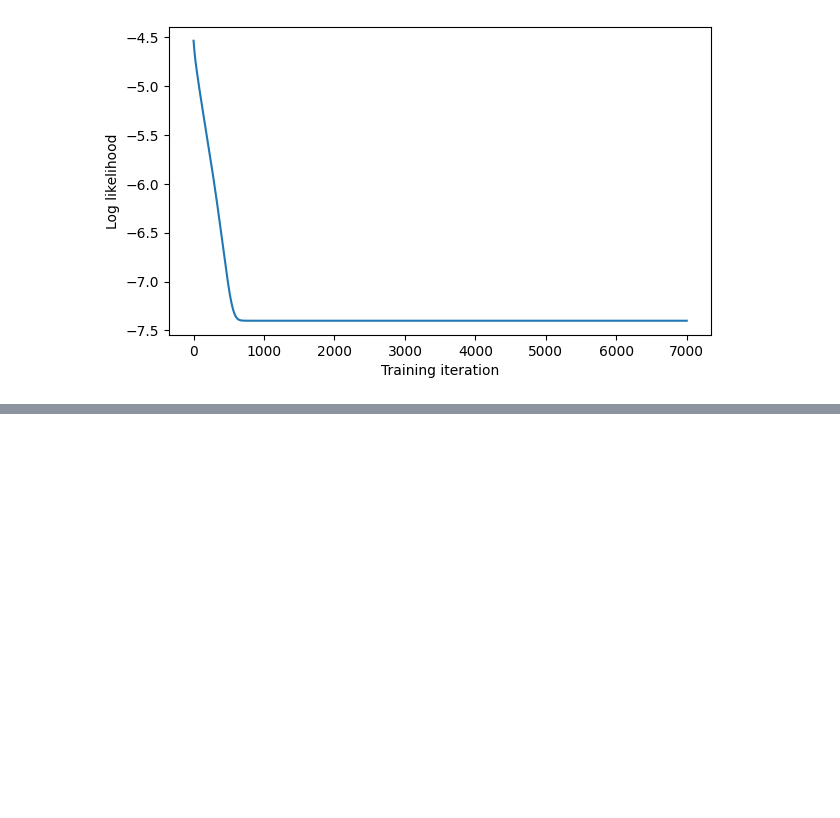
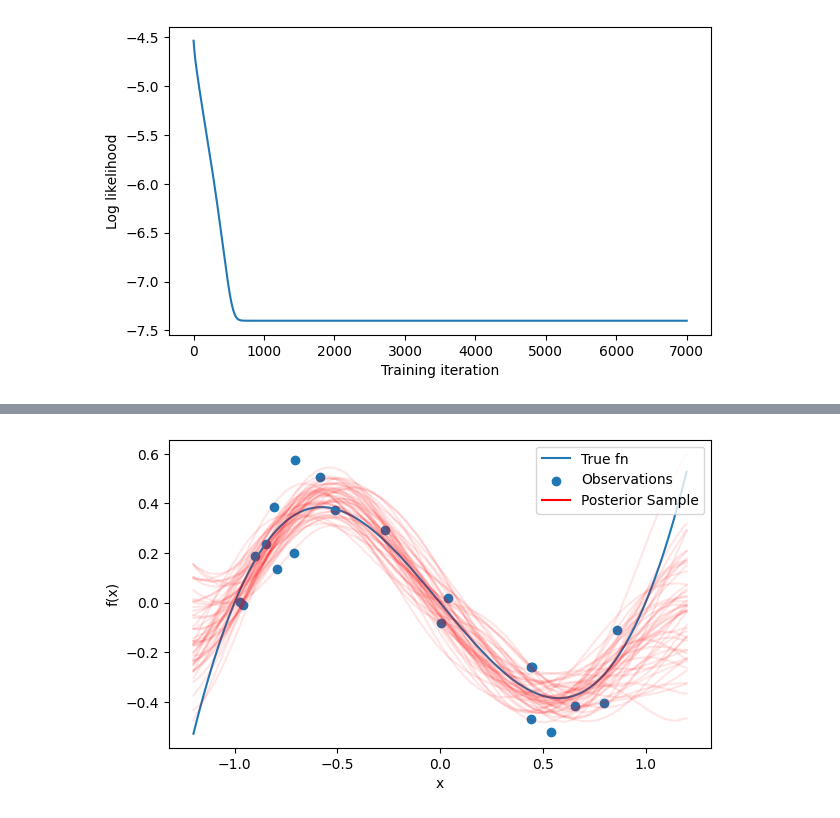
Before and after one commit to jaycrick/masters_project, a Jupyter notebook: GP_examples.ipynb, the cells around one changed output, grey strips where cells are left out. Saved outputs shown, nothing was run; the diff lists cells and outputs as text; code cells hidden in the pictures; blank space fills up the shorter version.

```diff
--- a/GP_examples.ipynb
+++ b/GP_examples.ipynb
@@ -116,0 +183,29 @@ plt.show()
+# %%
+optimized_kernel_err = tfk.ExponentiatedQuadratic(amp_fin_err, len_fin_err)
+gprm_err = tfd.GaussianProcessRegressionModel(
+    kernel=optimized_kernel_err,
+    index_points=predictive_index_points_,
+    observation_index_points=index_vals_err,
+    observations=obs_vals_err,
+    observation_noise_variance=obs_var_fin_err,
+    predictive_noise_variance=0.)
+
+num_samples_err = 50
+samples_err = gprm_err.sample(num_samples_err)
+# %%
+plt.figure(figsize=(7, 4))
+plt.plot(predictive_index_points_, cub_fn(predictive_index_points_),
+         label='True fn')
+plt.scatter(index_vals_err[:, 0], obs_vals_err,
+            label='Observations')
+for i in range(num_samples_err):
+  plt.plot(predictive_index_points_, samples_err[i, :], c='r', alpha=.1,
+           label='Posterior Sample' if i == 0 else None)
+leg = plt.legend(loc='upper right')
+for lh in leg.legendHandles:
+    lh.set_alpha(1)
+plt.xlabel("x")
+plt.ylabel("f(x)")
+plt.show()
+# %% [output]
+[figure, added]
```
Also changed, not shown: parts of 6 cells of this notebook.
